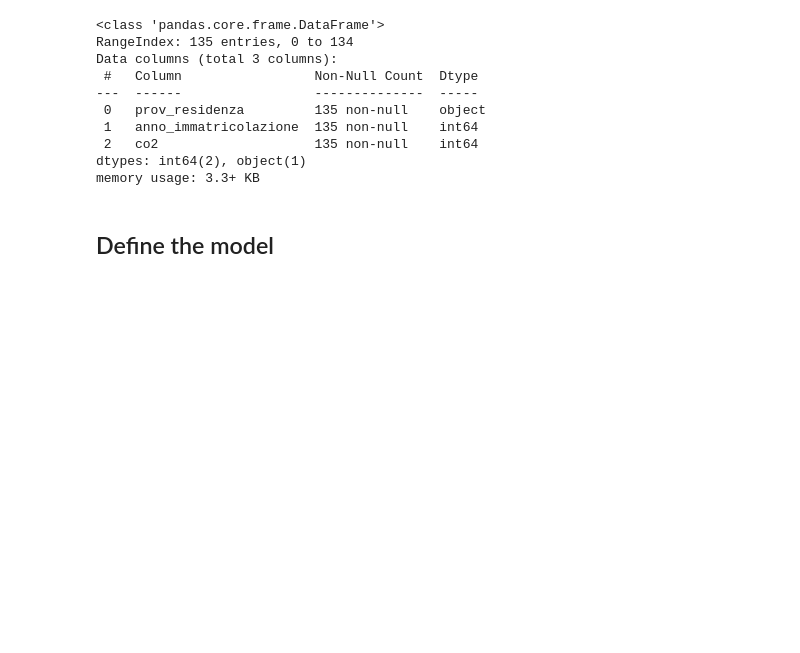
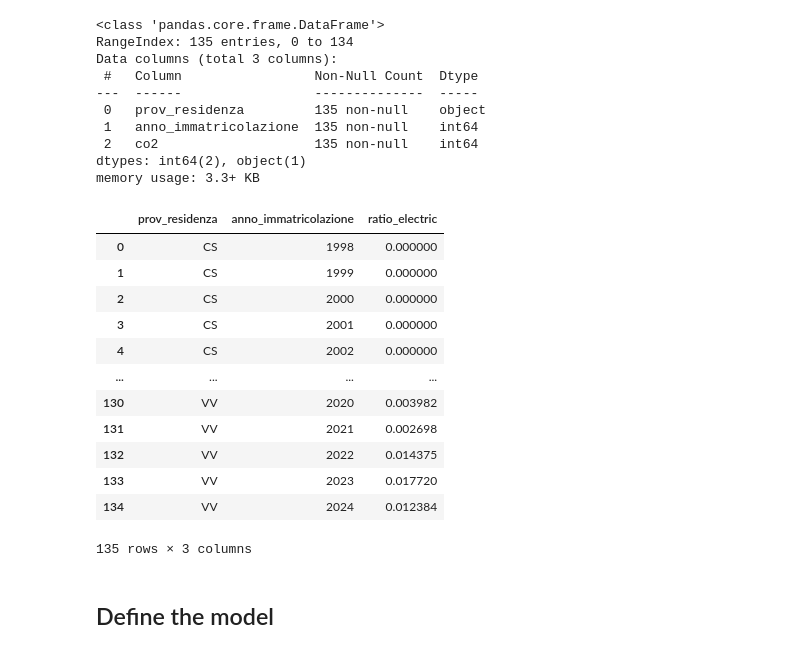
Before and after one commit to pit0500/accenture_challenge, a Jupyter notebook: accenture_challenge/model.ipynb, the cells around one changed output. Drawn from its saved outputs; the diff is of its cells as text; code cells hidden in the pictures; blank space fills up the shorter version.

```diff
--- a/accenture_challenge/model.ipynb
+++ b/accenture_challenge/model.ipynb
@@ -141,6 +156,23 @@ Data columns (total 3 columns):
  2   co2                    135 non-null    int64
 dtypes: int64(2), object(1)
 memory usage: 3.3+ KB
+# %%
+df_electric = merged_df[['prov_residenza', 'anno_immatricolazione', 'ratio_electric']].copy()
+df_electric
+# %% [output]
+|  | prov_residenza | anno_immatricolazione | ratio_electric |
+| 0 | CS | 1998 | 0.000000 |
+| 1 | CS | 1999 | 0.000000 |
+| 2 | CS | 2000 | 0.000000 |
+| 3 | CS | 2001 | 0.000000 |
+| 4 | CS | 2002 | 0.000000 |
+| ... | ... | ... | ... |
+| 130 | VV | 2020 | 0.003982 |
+| 131 | VV | 2021 | 0.002698 |
+| 132 | VV | 2022 | 0.014375 |
+| 133 | VV | 2023 | 0.017720 |
+| 134 | VV | 2024 | 0.012384 |
+135 rows × 3 columns
 # %% [markdown]
 ## Define the model
 # %% [markdown]
```
Also changed, not shown: parts of 12 cells of this notebook.
